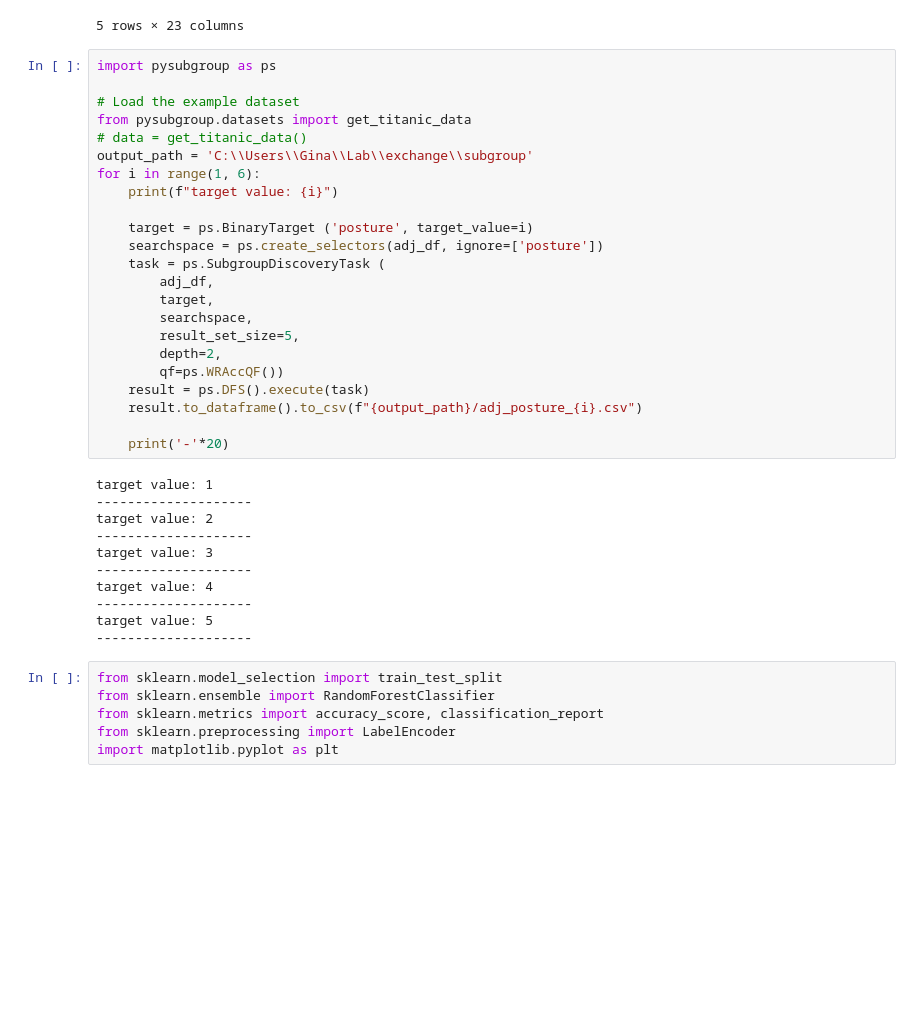
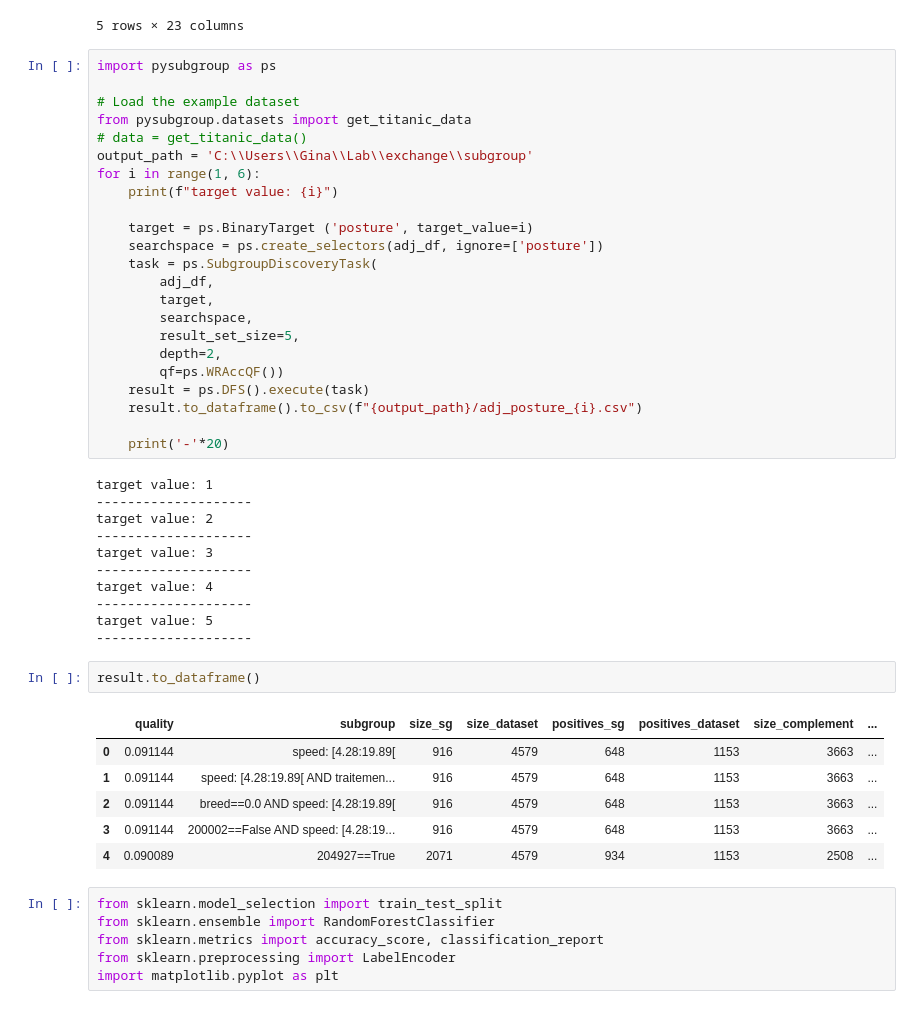
Before and after one commit to ginagigo123/INSA-Project, a Jupyter notebook: subgroup_analysis.ipynb, the cells around one changed output. Cells and saved outputs as stored; diff of their text form; blank space fills up the shorter version.

```diff
--- a/subgroup_analysis.ipynb
+++ b/subgroup_analysis.ipynb
@@ -325,7 +358,7 @@ for i in range(1, 6):
 
     target = ps.BinaryTarget ('posture', target_value=i)
     searchspace = ps.create_selectors(adj_df, ignore=['posture'])
-    task = ps.SubgroupDiscoveryTask (
+    task = ps.SubgroupDiscoveryTask(
         adj_df,
         target,
         searchspace,
@@ -347,6 +380,15 @@ target value: 4
 --------------------
 target value: 5
 --------------------
+# %%
+result.to_dataframe()
+# %% [output]
+|  | quality | subgroup | size_sg | size_dataset | positives_sg | positives_dataset | size_complement | ... |
+| 0 | 0.091144 | speed: [4.28:19.89[ | 916 | 4579 | 648 | 1153 | 3663 | ... |
+| 1 | 0.091144 | speed: [4.28:19.89[ AND traitemen... | 916 | 4579 | 648 | 1153 | 3663 | ... |
+| 2 | 0.091144 | breed==0.0 AND speed: [4.28:19.89[ | 916 | 4579 | 648 | 1153 | 3663 | ... |
+| 3 | 0.091144 | 200002==False AND speed: [4.28:19... | 916 | 4579 | 648 | 1153 | 3663 | ... |
+| 4 | 0.090089 | 204927==True | 2071 | 4579 | 934 | 1153 | 2508 | ... |
 # %%
 from sklearn.model_selection import train_test_split
 from sklearn.ensemble import RandomForestClassifier
```
Also changed, not shown: parts of 8 cells of this notebook, 2 other files.
